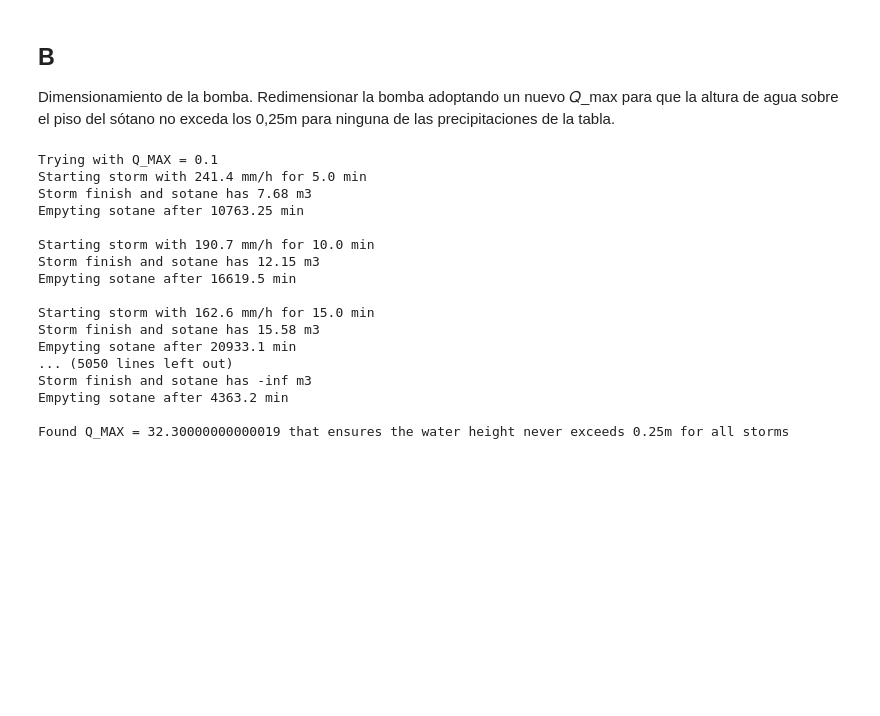
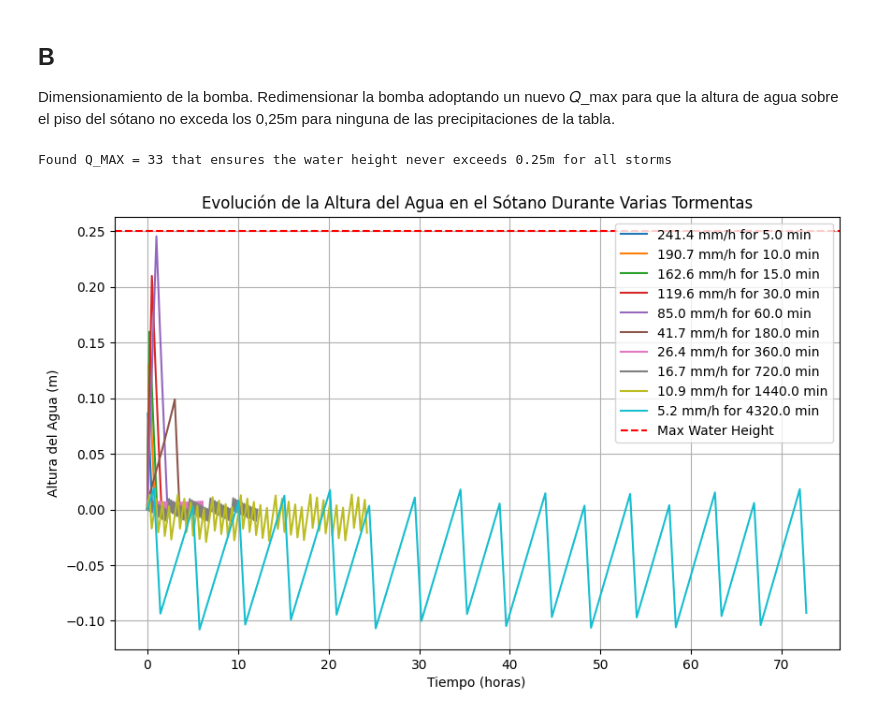
Before and after one commit to MaximoGismondi/numerico-cavaliere, a Jupyter notebook: tp/modelo.ipynb, the cells around one changed output. Drawn from its saved outputs; the diff is of its cells as text; code cells hidden in the pictures; blank space fills up the shorter version.

```diff
--- a/tp/modelo.ipynb
+++ b/tp/modelo.ipynb
@@ -244,21 +284,21 @@ Dimensionamiento de la bomba. Redimensionar la bomba adoptando un nuevo 𝑄_max
 para que la altura de agua sobre el piso del sótano no exceda los 0,25m para ninguna de las precipitaciones de la tabla.
 # %%
 # Q_MAX inicial
-Q_MAX = 0.1
+Q_MAX = 1
 
 # incremento de Q_MAX en cada paso
-increment = 0.1
+increment = 1
 
 # Maxima altura de agua en el sotano
 max_water_height = 0.25
 
 while True:
-    print(f"Trying with Q_MAX = {Q_MAX}")
+    #print(f"Trying with Q_MAX = {Q_MAX}")
 
     storms_history = []
 
     for storm_duration, storm_intensity in storms:
-        print(f"Starting storm with {storm_intensity*1000} mm/h for {storm_duration*60} min")
+        #print(f"Starting storm with {storm_intensity*1000} mm/h for {storm_duration*60} min")
 
         volumes = []
         infiltrations = []
@@ -288,7 +328,7 @@ while True:
         if water_height > max_water_height:
             break
 
-        print(f"Storm finish and sotane has {round(volume,2)} m3")
+        #print(f"Storm finish and sotane has {round(volume,2)} m3")
 
         while volume > 0:
             volume = volume + d_time * d_volume(time, volume, infiltration, 0)
@@ -297,8 +337,8 @@ while True:
             infiltrations.append(infiltration)
             time += d_time
 
-        print(f"Empyting sotane after {round(time*60,2)} min")
-        print("")
+        #print(f"Empyting sotane after {round(time*60,2)} min")
+        #print("")
 
         storms_history.append((storm_duration, storm_intensity, volumes, infiltrations, d_time))
 
@@ -309,20 +349,19 @@ while True:
 
 print(f"Found Q_MAX = {Q_MAX} that ensures the water height never exceeds {max_water_height}m for all storms")
 # %% [output]
-Trying with Q_MAX = 0.1
-Starting storm with 241.4 mm/h for 5.0 min
-Storm finish and sotane has 7.68 m3
-Empyting sotane after 10763.25 min
-
-Starting storm with 190.7 mm/h for 10.0 min
-Storm finish and sotane has 12.15 m3
-Empyting sotane after 16619.5 min
-
-Starting storm with 162.6 mm/h for 15.0 min
-Storm finish and sotane has 15.58 m3
-Empyting sotane after 20933.1 min
-... (5050 lines left out)
-Storm finish and sotane has -inf m3
-Empyting sotane after 4363.2 min
-
-Found Q_MAX = 32.30000000000019 that ensures the water height never exceeds 0.25m for all storms
+Found Q_MAX = 33 that ensures the water height never exceeds 0.25m for all storms
+# %%
+plt.figure(figsize=(10, 6))
+for storm_duration, storm_intensity, volumes, infiltrations, d_time in storms_history:
+    times = [i * d_time for i in range(len(volumes))]
+    plt.plot(times, [f_altura_agua_h(v, A_SOT) for v in volumes], label=f'{storm_intensity * 1000} mm/h for {storm_duration * 60} min')
+
+plt.axhline(y=max_water_height, color='r', linestyle='--', label='Max Water Height')
+plt.xlabel('Tiempo (horas)')
+plt.ylabel('Altura del Agua (m)')
+plt.title('Evolución de la Altura del Agua en el Sótano Durante Varias Tormentas')
+plt.legend()
+plt.grid(True)
+plt.show()
+# %% [output]
+[figure, added]
```
Also changed, not shown: parts of 5 cells of this notebook.
